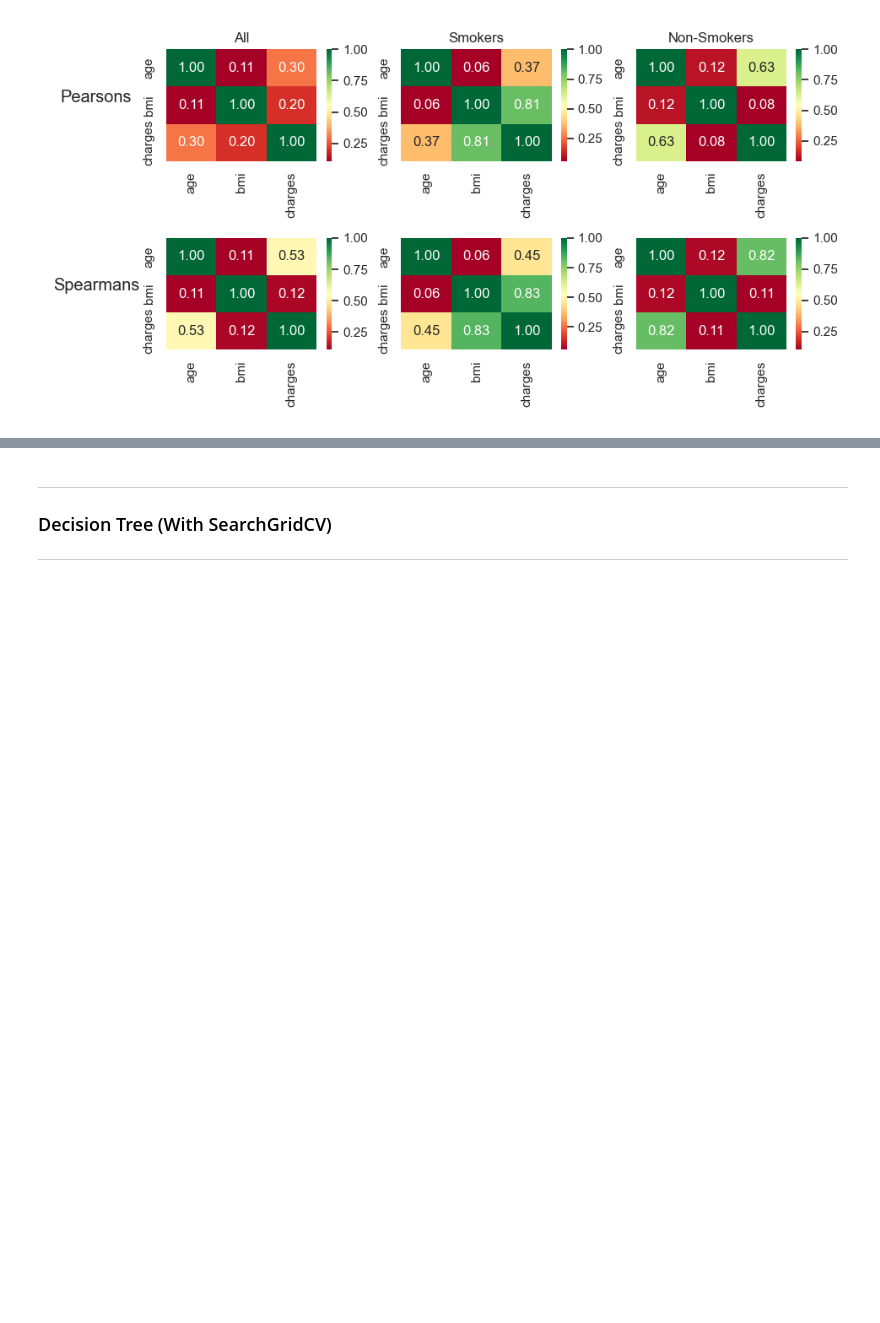
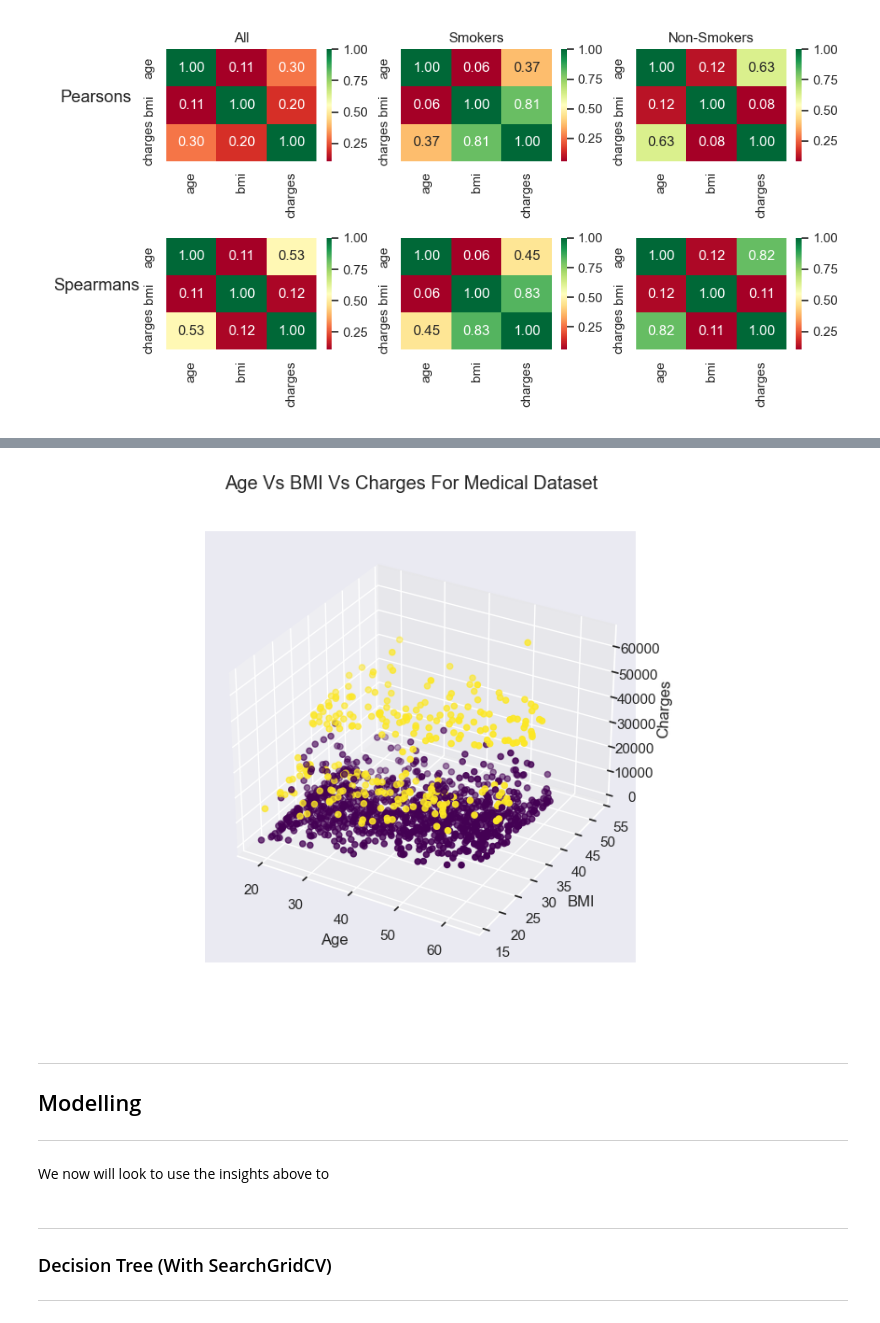
Before and after one commit to Wh4yw4rd/medicalInsurancePricing, a Jupyter notebook: medical_insurance_EDA.ipynb, the cells around one changed output, grey strips where cells are left out. Drawn from its saved outputs; the diff is of its cells as text; code cells hidden in the pictures; blank space fills up the shorter version.

```diff
--- a/medical_insurance_EDA.ipynb
+++ b/medical_insurance_EDA.ipynb
@@ -172,6 +202,3 @@ fig3.tight_layout()
 plt.show()
 # %% [output]
 [figure]
-# %%
-df["smoker"] = df["smoker"].apply(lambda x: x == "yes")
-df["sex"] = df["sex"].apply(lambda x: x == "female")
@@ -186,0 +209,21 @@ plt.show()
+# %%
+%matplotlib widget
+
+fig4 = plt.figure(figsize=(8,6))
+
+fig4.suptitle("Age Vs BMI Vs Charges For Medical Dataset")
+
+axes4 = fig4.add_subplot(111,projection="3d")
+axes4.scatter3D(xs = df["age"], ys = df["bmi"], zs = df["charges"], c=df["smoker"].apply(lambda x: x=="yes"), cmap="viridis")
+axes4.set_ylabel("BMI")
+axes4.set_xlabel("Age")
+axes4.set_zlabel("Charges")
+plt.show()
+# %% [output]
+[figure, added]
+# %% [markdown]
+---
+## Modelling
+---
+# %% [markdown]
+We now will look to use the insights above to
```
Also changed, not shown: parts of 23 cells of this notebook.
